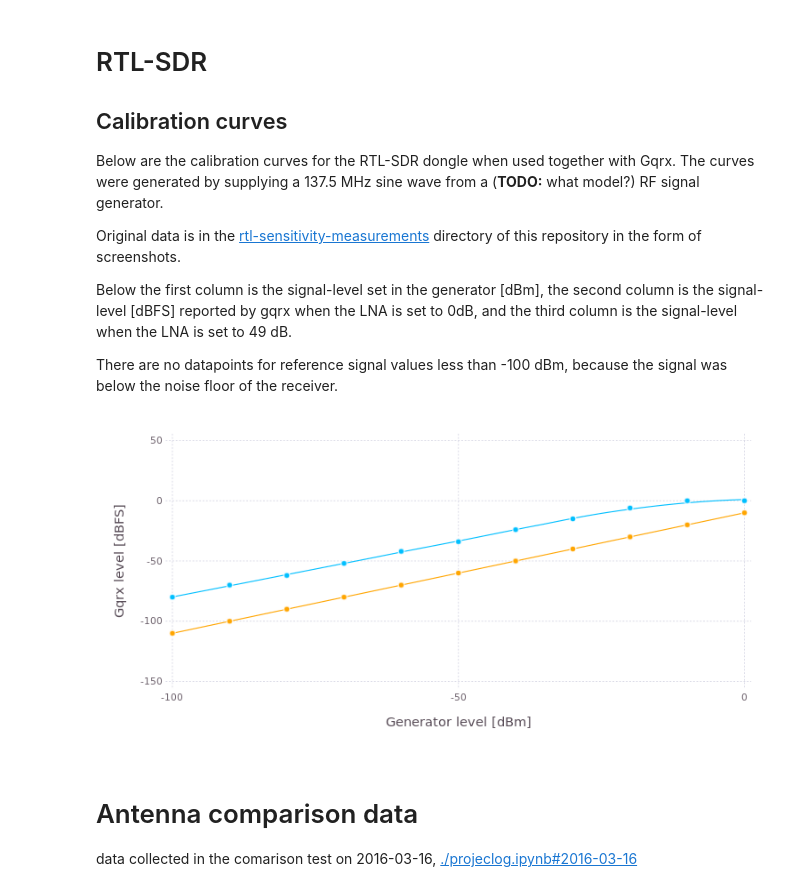
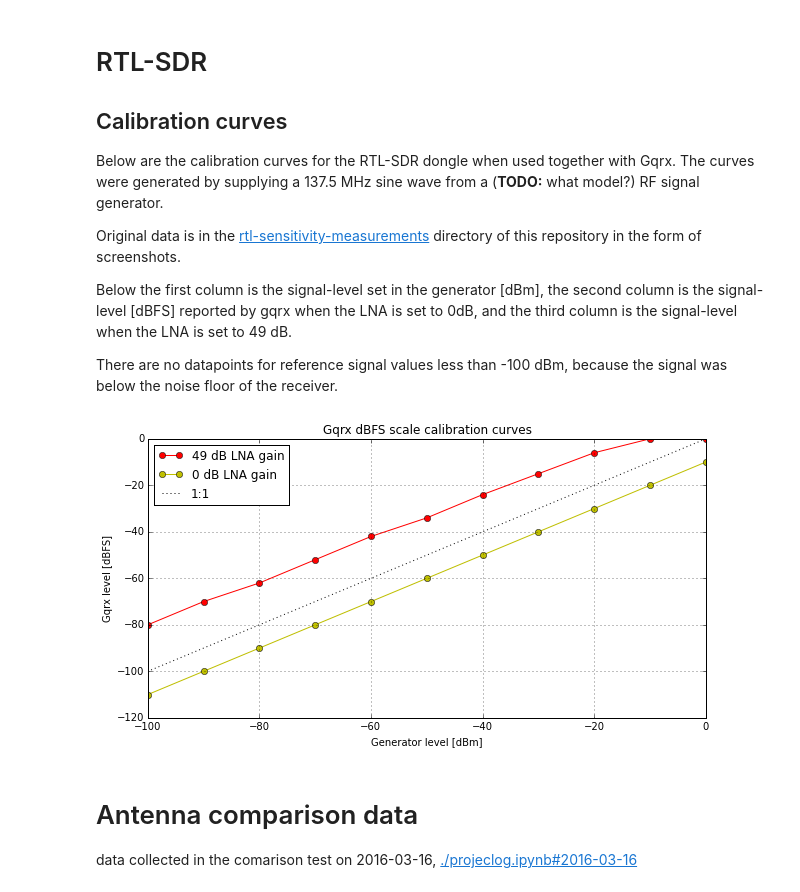
Before and after one commit to jarmokivekas/NOAA-reception, a Jupyter notebook: notes.ipynb, the cells around one changed output. Saved outputs shown, nothing was run; the diff lists cells and outputs as text; code cells hidden in the pictures.

```diff
--- a/notes.ipynb
+++ b/notes.ipynb
@@ -453,38 +458,37 @@ Original data is in the [rtl-sensitivity-measurements](./rtl-sensitivity-measure
 Below the first column is the signal-level set in the generator [dBm], the second column is the signal-level [dBFS] reported by gqrx when the LNA is set to 0dB, and the third column is the signal-level when the LNA is set to 49 dB.
 
 There are no datapoints for reference signal values less than -100 dBm, because the signal was below the noise floor of the receiver.
-# %%
-using Gadfly
-set_default_plot_size(20cm, 10cm)
-
-# Columns: reference, LNA 0dB scale, LNA 49dB scale
-datapoints = [
- -0  -0  -10;
--10  -0  -20;
--20  -6  -30;
--30  -15 -40;
--40  -24 -50;
--50  -34 -60;
--60  -42 -70;
--70  -52 -80;
--80  -62 -90;
--90  -70 -100;
--100 -80 -110;
-]
-len = Int(length(datapoints)/3)
-reference = datapoints[1:len]
-gqrx_lna_00dB = datapoints[1+len:2*len]
-gqrx_lna_49dB = datapoints[1+2*len:3*len]
-
-
-plot(
-layer(x= reference, y = gqrx_lna_00dB, Geom.point, Geom.smooth),
-layer(x= reference, y = gqrx_lna_49dB, Geom.point, Geom.smooth, Theme(default_color=colorant"orange")),
-
-Guide.xlabel("Generator level [dBm]"), Guide.ylabel("Gqrx level [dBFS]")
-)
-# %% [output]
-[figure, removed]
+# %%
+%matplotlib inline
+import matplotlib.pyplot as plt
+# Columns: reference, LNA 49dB scale, LNA 0dB scale
+data = [
+    [-0,   -0,  -10],
+    [-10,  -0,  -20],
+    [-20,  -6,  -30],
+    [-30,  -15, -40],
+    [-40,  -24, -50],
+    [-50,  -34, -60],
+    [-60,  -42, -70],
+    [-70,  -52, -80],
+    [-80,  -62, -90],
+    [-90,  -70, -100],
+    [-100, -80, -110],
+    # noise floor at 100 dBm
+]
+
+ref = [row[0] for row in data]
+plt.figure(figsize=(10,5))
+plt.plot(ref, [row[1] for row in data], 'o-r', label="49 dB LNA gain")
+plt.plot(ref, [row[2] for row in data], 'o-y', label="0 dB LNA gain")
+plt.plot(ref,ref, ':k', label="1:1")
+plt.legend(loc="best")
+plt.title("Gqrx dBFS scale calibration curves")
+plt.xlabel("Generator level [dBm]")
+plt.ylabel("Gqrx level [dBFS]")
+plt.grid();plt.show()
+# %% [output]
+[figure, added]
 # %% [markdown]
 # Antenna comparison data
 
```
Also changed, not shown: parts of 15 cells of this notebook, 2 other files.
